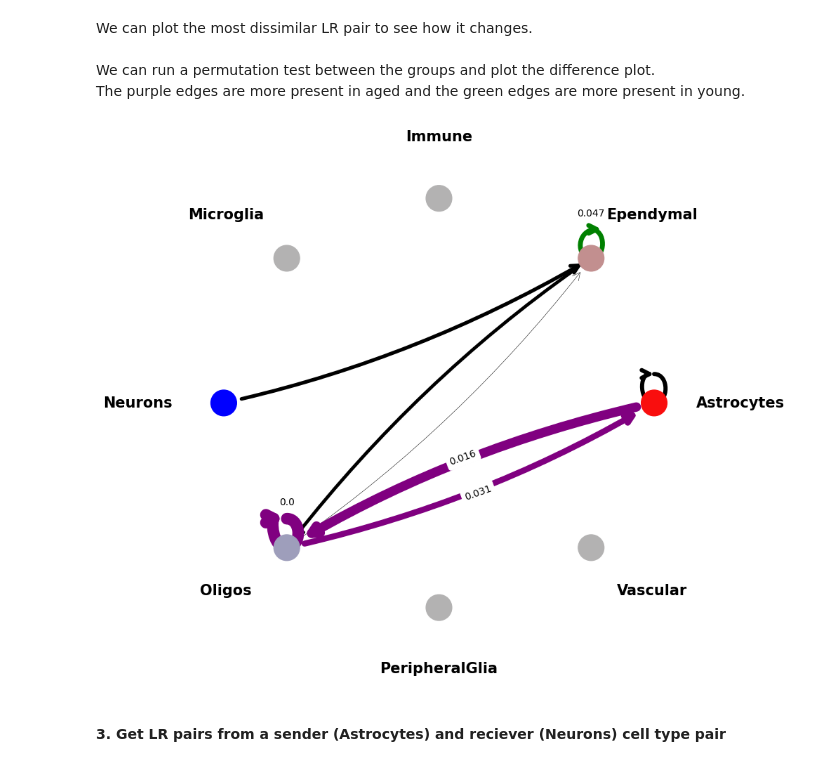
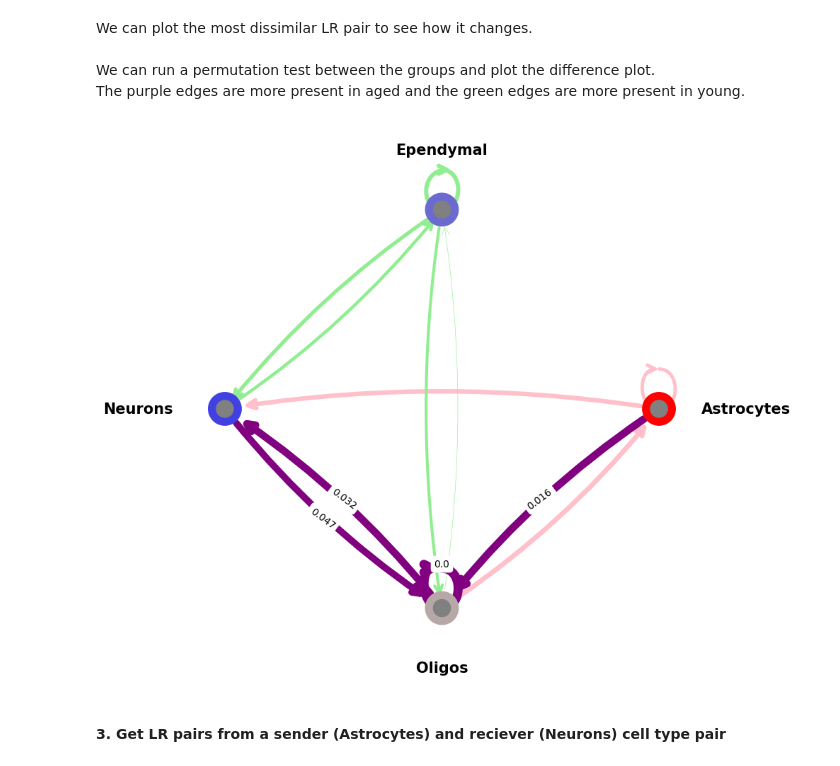
Before and after one commit to BiomedicalMachineLearning/MultimodalCCI, a Jupyter notebook: examples/brain_aging_example.ipynb, the cells around one changed output. Drawn from its saved outputs; the diff is of its cells as text; code cells hidden in the pictures.

```diff
--- a/examples/brain_aging_example.ipynb
+++ b/examples/brain_aging_example.ipynb
@@ -50,7 +60,7 @@ brain_young_tech1_normalised = mmcci.it.normalise_within_tech(brain_data['brain_
 brain_aged_tech2_normalised = mmcci.it.normalise_within_tech(brain_data['brain_aged_tech2_cci'], brain_data['brain_aged_tech2_sizes'])
 brain_young_tech2_normalised = mmcci.it.normalise_within_tech(brain_data['brain_young_tech2_cci'], brain_data['brain_young_tech2_sizes'])
 
-brain_aged_tech1_integrated = mmcci.it.integrate_samples(brain_aged_tech1_normalised)
-brain_young_tech1_integrated = mmcci.it.integrate_samples(brain_young_tech1_normalised)
-brain_aged_tech2_integrated = mmcci.it.integrate_samples(brain_aged_tech2_normalised)
-brain_young_tech2_integrated = mmcci.it.integrate_samples(brain_young_tech2_normalised)
+brain_aged_tech1_integrated = mmcci.it.integrate_samples(brain_aged_tech1_normalised, method=">50%")
+brain_young_tech1_integrated = mmcci.it.integrate_samples(brain_young_tech1_normalised, method=">50%")
+brain_aged_tech2_integrated = mmcci.it.integrate_samples(brain_aged_tech2_normalised, method=">50%")
+brain_young_tech2_integrated = mmcci.it.integrate_samples(brain_young_tech2_normalised, method=">50%")
@@ -67,3 +93,9 @@ young_integrated = mmcci.it.integrate_samples(young_normalised)
+# %%
+aged_pvals = mmcci.it.integrate_p_vals(brain_data['brain_aged_tech1_pvals'] + brain_data['brain_aged_tech2_pvals'])
+young_pvals = mmcci.it.integrate_p_vals(brain_data['brain_young_tech1_pvals'] + brain_data['brain_young_tech2_pvals'])
+
+aged_integrated = mmcci.it.remove_insignificant(aged_integrated, aged_pvals)
+young_integrated = mmcci.it.remove_insignificant(young_integrated, young_pvals)
 # %% [markdown]
 Now we can visualise our integrated samples, either as network plots or chord plots
 # %%
@@ -138,9 +170,9 @@ The purple edges are more present in aged and the green edges are more present i
 # %%
 age_diff = mmcci.an.get_network_diff(aged_integrated['Vim_Cd44'], young_integrated['Vim_Cd44'])
 p_values = mmcci.an.perm_test(aged_integrated['Vim_Cd44'], young_integrated['Vim_Cd44'])
-mmcci.plt.network_plot(age_diff, p_values, edge_weight=0.1)
+mmcci.plt.network_plot(age_diff, p_values, diff_plot=True, edge_weight=0.1)
 # %% [output]
-[figure, old version]
+[figure, new version]
 # %% [markdown]
 #### 3. Get LR pairs from a sender (Astrocytes) and reciever (Neurons) cell type pair
 # %%
```
Also changed, not shown: parts of 16 cells of this notebook, 18 other files.
